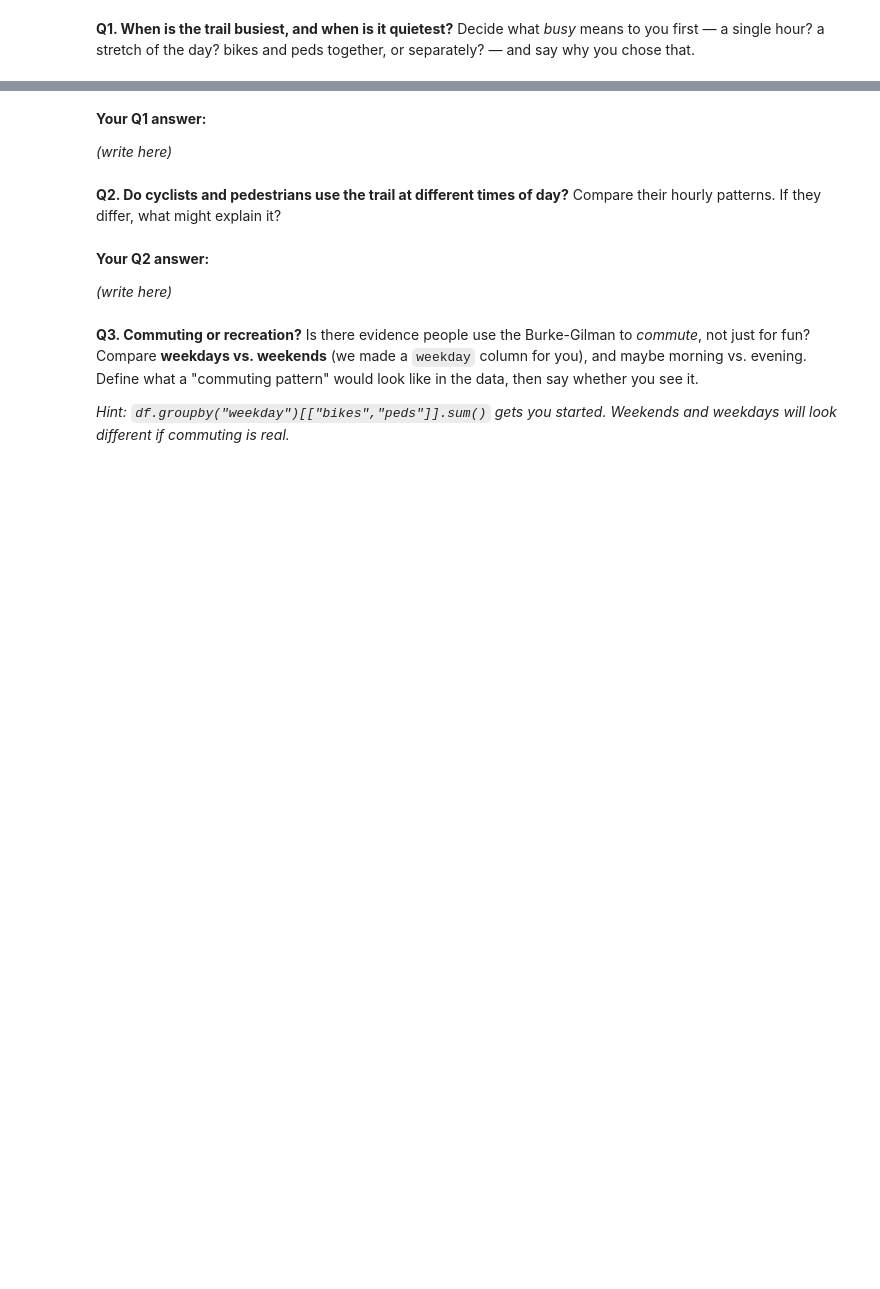
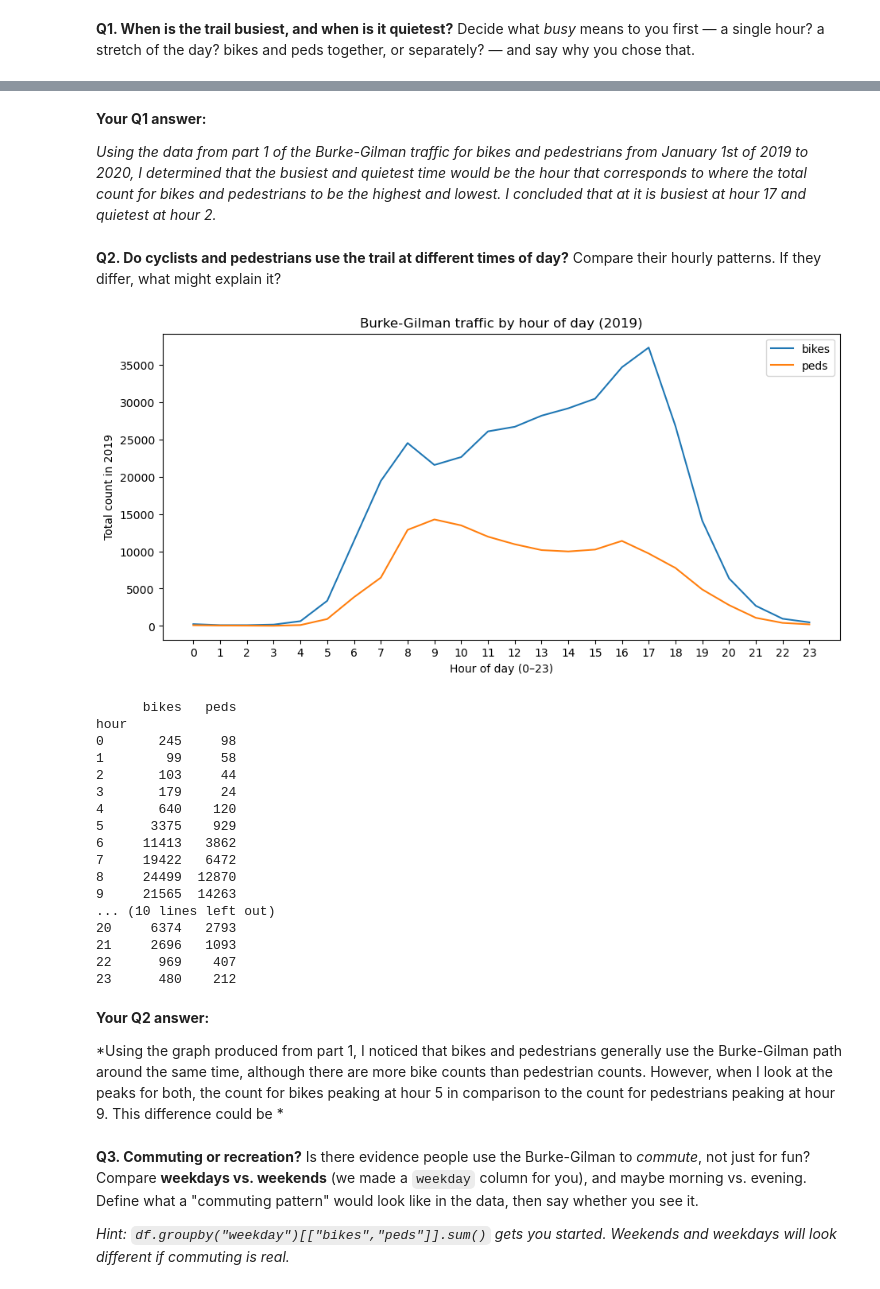
Before and after one commit to paralosis/hcde-410, a Jupyter notebook: A1/A1.ipynb, the cells around one changed output, grey strips where cells are left out. Saved outputs shown, nothing was run; the diff lists cells and outputs as text; code cells hidden in the pictures; blank space fills up the shorter version.

```diff
--- a/A1/A1.ipynb
+++ b/A1/A1.ipynb
@@ -142,16 +168,42 @@ Decide what *busy* means to you first — a single hour? a stretch of the day? b
 # %% [markdown]
 **Your Q1 answer:**
 
-*(write here)*
+*Using the data from part 1 of the Burke-Gilman traffic for bikes and pedestrians from January 1st of 2019 to 2020, I determined that the busiest and quietest time would be the hour that corresponds to where the total count for bikes and pedestrians to be the highest and lowest. I concluded that at it is busiest at hour 17 and quietest at hour 2.*
 # %% [markdown]
 **Q2. Do cyclists and pedestrians use the trail at different times of day?**
 Compare their hourly patterns. If they differ, what might explain it?
 # %%
 # Your code for Q2
+by_hour.plot(figsize=(11, 5))
+plt.title("Burke-Gilman traffic by hour of day (2019)")
+plt.xlabel("Hour of day (0–23)")
+plt.ylabel("Total count in 2019")
+plt.xticks(range(0, 24))
+plt.show()
+print(by_hour)
+# %% [output]
+[figure, added]
+      bikes   peds
+hour
+0       245     98
+1        99     58
+2       103     44
+3       179     24
+4       640    120
+5      3375    929
+6     11413   3862
+7     19422   6472
+8     24499  12870
+9     21565  14263
+... (10 lines left out)
+20     6374   2793
+21     2696   1093
+22      969    407
+23      480    212
 # %% [markdown]
 **Your Q2 answer:**
 
-*(write here)*
+*Using the graph produced from part 1, I noticed that bikes and pedestrians generally use the Burke-Gilman path around the same time, although there are more bike counts than pedestrian counts. However, when I look at the peaks for both, the count for bikes peaking at hour 5 in comparison to the count for pedestrians peaking at hour 9. This difference could be *
 # %% [markdown]
 **Q3. Commuting or recreation?**
 Is there evidence people use the Burke-Gilman to *commute*, not just for fun? Compare **weekdays vs. weekends** (we made a `weekday` column for you), and maybe morning vs. evening. Define what a "commuting pattern" would look like in the data, then say whether you see it.
```
Also changed, not shown: parts of 9 cells of this notebook, 1 other file.
